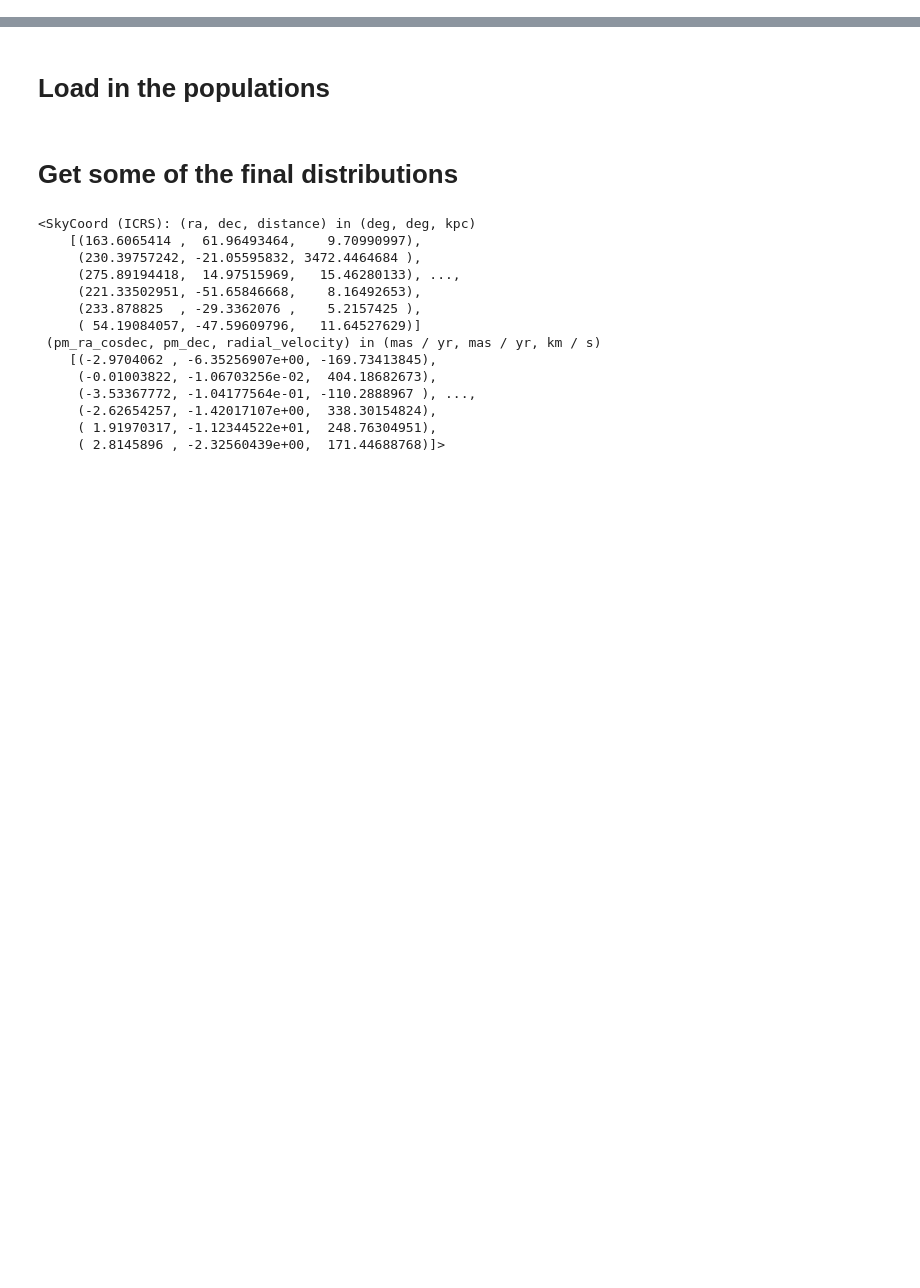
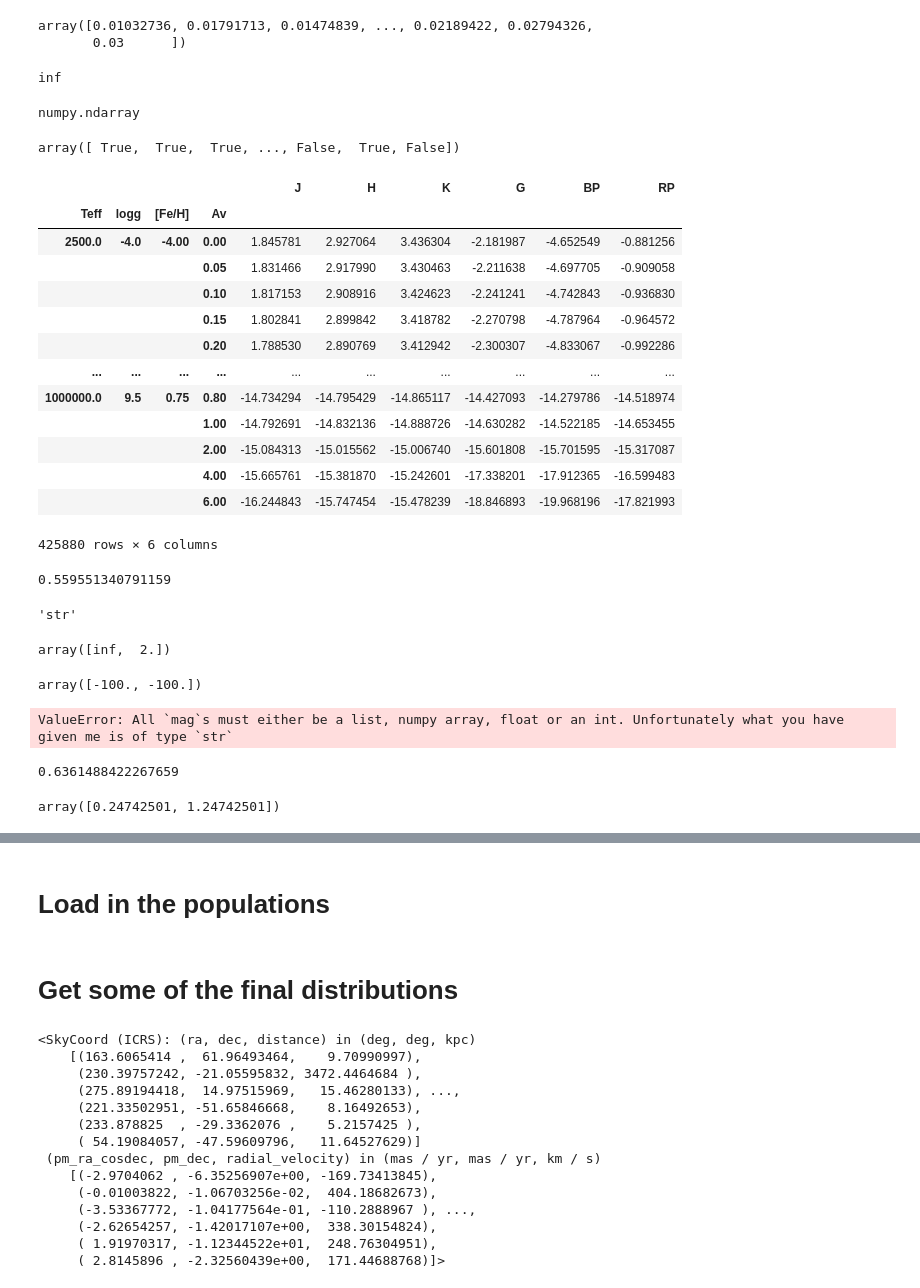
Before and after one commit to TomWagg/cogsworth, a Jupyter notebook: scratch.ipynb, the cells around one changed output, grey strips where cells are left out. Cells and saved outputs as stored; diff of their text form; code cells hidden in the pictures; blank space fills up the shorter version.

```diff
--- a/scratch.ipynb
+++ b/scratch.ipynb
@@ -41,0 +60,5 @@ bc_grid = MISTBolometricCorrectionGrid(bands=['J', 'H', 'K', 'G', 'BP', 'RP'])
+# %%
+p.initC["metallicity"].values
+# %% [output]
+array([0.01032736, 0.01791713, 0.01474839, ..., 0.02189422, 0.02794326,
+       0.03      ])
@@ -41,0 +67,57 @@ bc_grid = MISTBolometricCorrectionGrid(bands=['J', 'H', 'K', 'G', 'BP', 'RP'])
+# %%
+addmags(20, 21) - 0.5
+# %% [output]
+inf
+# %%
+np.ndarray
+# %% [output]
+numpy.ndarray
+# %%
+test_floats.astype(bool)
+# %% [output]
+array([ True,  True,  True, ..., False,  True, False])
+# %%
+bc_grid.df
+# %% [output]
+|  |  |  |  | J | H | K | G | BP | RP |
+| Teff | logg | [Fe/H] | Av |  |  |  |  |  |  |
+| 2500.0 | -4.0 | -4.00 | 0.00 | 1.845781 | 2.927064 | 3.436304 | -2.181987 | -4.652549 | -0.881256 |
+|  |  |  | 0.05 | 1.831466 | 2.917990 | 3.430463 | -2.211638 | -4.697705 | -0.909058 |
+|  |  |  | 0.10 | 1.817153 | 2.908916 | 3.424623 | -2.241241 | -4.742843 | -0.936830 |
+|  |  |  | 0.15 | 1.802841 | 2.899842 | 3.418782 | -2.270798 | -4.787964 | -0.964572 |
+|  |  |  | 0.20 | 1.788530 | 2.890769 | 3.412942 | -2.300307 | -4.833067 | -0.992286 |
+| ... | ... | ... | ... | ... | ... | ... | ... | ... | ... |
+| 1000000.0 | 9.5 | 0.75 | 0.80 | -14.734294 | -14.795429 | -14.865117 | -14.427093 | -14.279786 | -14.518974 |
+|  |  |  | 1.00 | -14.792691 | -14.832136 | -14.888726 | -14.630282 | -14.522185 | -14.653455 |
+|  |  |  | 2.00 | -15.084313 | -15.015562 | -15.006740 | -15.601808 | -15.701595 | -15.317087 |
+|  |  |  | 4.00 | -15.665761 | -15.381870 | -15.242601 | -17.338201 | -17.912365 | -16.599483 |
+|  |  |  | 6.00 | -16.244843 | -15.747454 | -15.478239 | -18.846893 | -19.968196 | -17.821993 |
+425880 rows × 6 columns
+# %%
+np.log10(0.05 / 0.0142) / 0.977
+# %% [output]
+0.559551340791159
+# %%
+type("tom").__name__
+# %% [output]
+'str'
+# %%
+add_mags(np.nan, [np.nan, 2])
+# %% [output]
+array([inf,  2.])
+# %%
+add_mags(1, [1, 2], 2, -1, -100)
+# %% [output]
+array([-100., -100.])
+# %%
+add_mags("tom", "joe")
+# %% [output]
+ValueError: All `mag`s must either be a list, numpy array, float or an int. Unfortunately what you have given me is of type `str`
+# %%
+add_mags(1, 2)
+# %% [output]
+0.6361488422267659
+# %%
+add_mags(np.array([1, 2]), np.array([1, 2]))
+# %% [output]
+array([0.24742501, 1.24742501])
```
Also changed, not shown: parts of 20 cells of this notebook, 2 other files.
